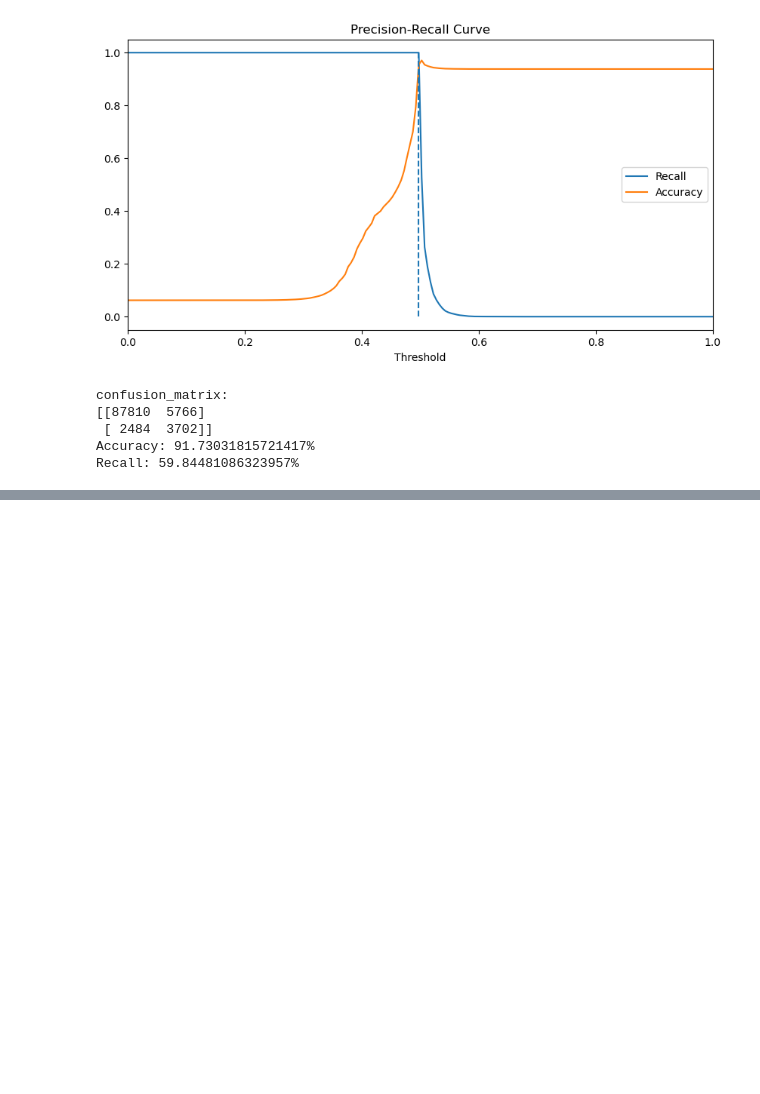
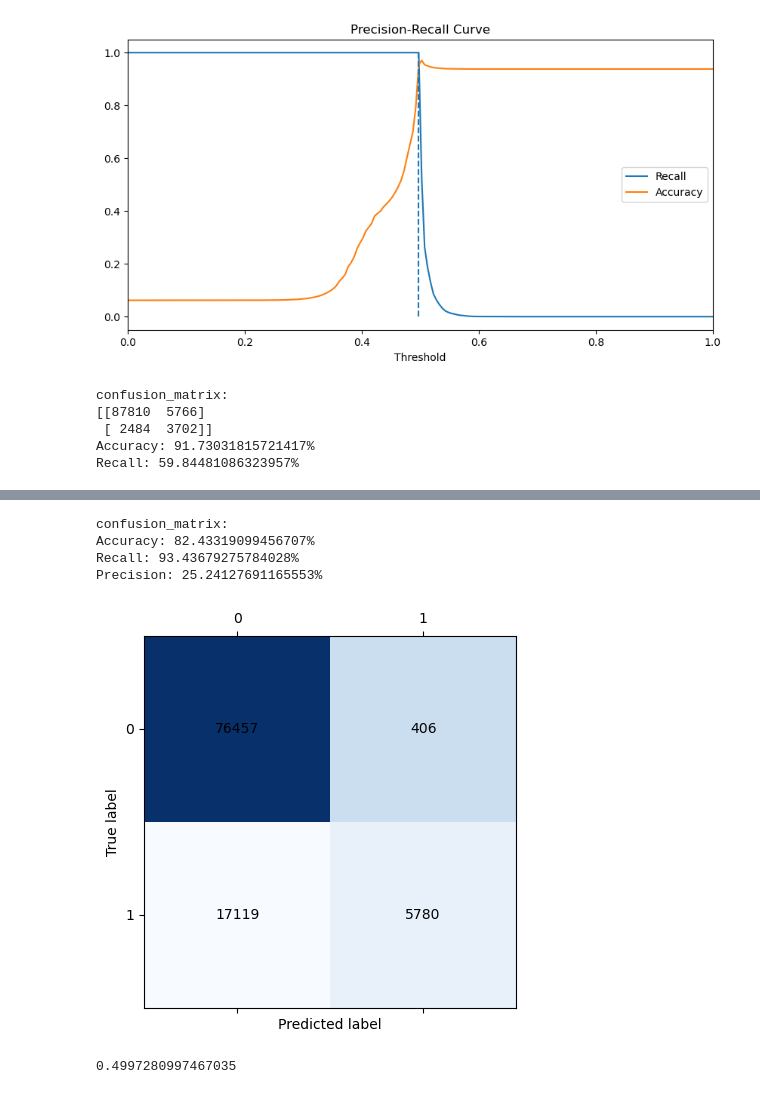
Before and after one commit to jprette/STAT-303-3, a Jupyter notebook: Code/AdaboostModel.ipynb, the cells around one changed output, grey strips where cells are left out. Saved outputs shown, nothing was run; the diff lists cells and outputs as text; code cells hidden in the pictures; blank space fills up the shorter version.

```diff
--- a/Code/AdaboostModel.ipynb
+++ b/Code/AdaboostModel.ipynb
@@ -170,0 +278,12 @@ Recall: 59.84481086323957%
+# %%
+test_probs_v3 = ada_model_v3.predict_proba(X_test)[:, 1]
+# %% [output]
+confusion_matrix:
+Accuracy: 82.43319099456707%
+Recall: 93.43679275784028%
+Precision: 25.24127691165553%
+[figure, added]
+# %%
+threshold_4
+# %% [output]
+0.4997280997467035
```
Also changed, not shown: parts of 19 cells of this notebook, 2 other files.
